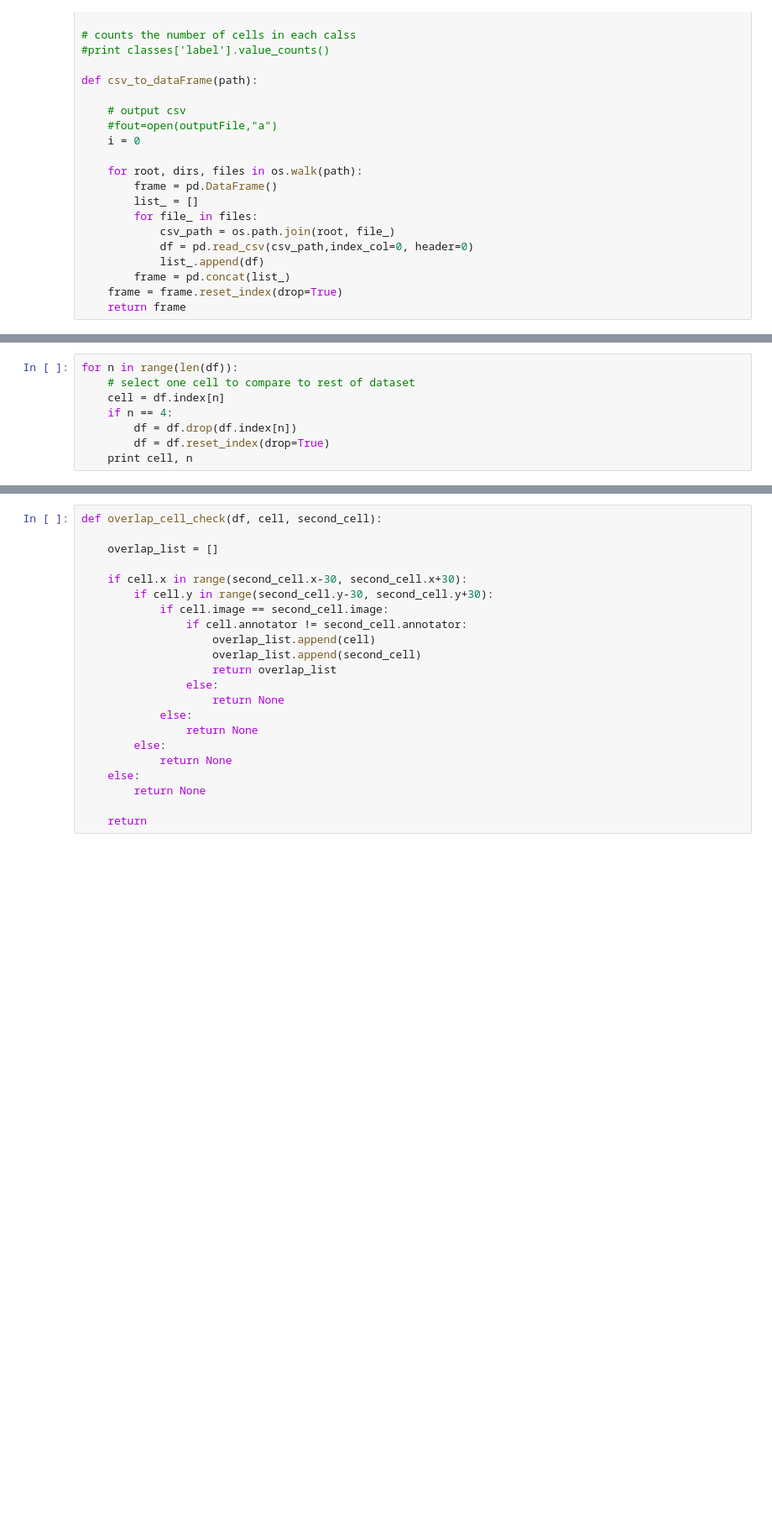
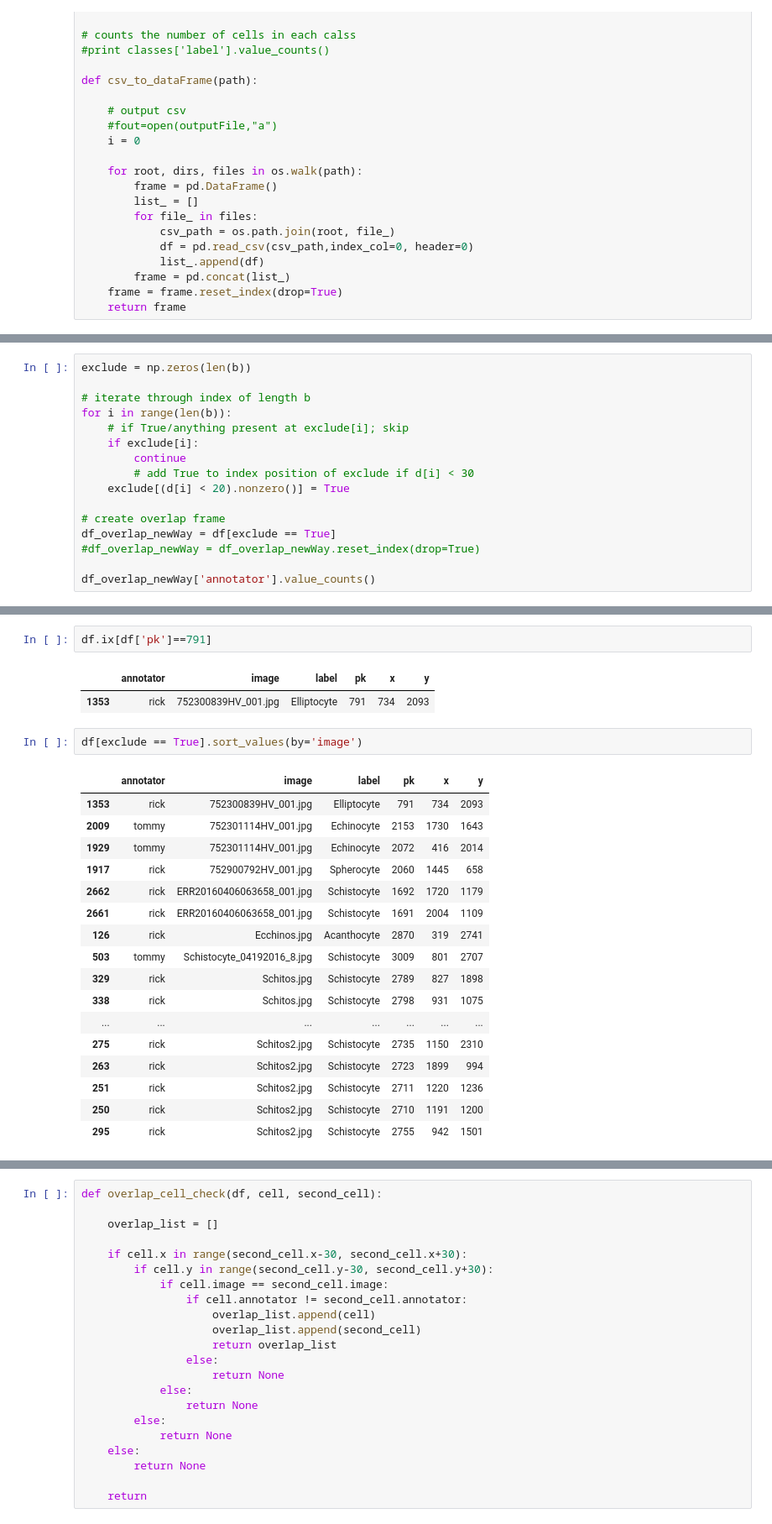
Before and after one commit to tjdurant/rbc_cnn_old, a Jupyter notebook: notebooks/DataFramePractice.ipynb, the cells around one changed output, grey strips where cells are left out. Shown at 84% size. Drawn from its saved outputs; the diff is of its cells as text; blank space fills up the shorter version.

Commit message:
overlap excluded from all dataframes

```diff
--- a/notebooks/DataFramePractice.ipynb
+++ b/notebooks/DataFramePractice.ipynb
@@ -90,8 +182,0 @@ df
-# %%
-for n in range(len(df)):
-    # select one cell to compare to rest of dataset
-    cell = df.index[n]
-    if n == 4:
-        df = df.drop(df.index[n])
-        df = df.reset_index(drop=True)
-    print cell, n
@@ -105,0 +215,16 @@ IndexError: index 6 is out of bounds for axis 0 with size 6
+# %%
+exclude = np.zeros(len(b))
+
+# iterate through index of length b
+for i in range(len(b)):
+    # if True/anything present at exclude[i]; skip
+    if exclude[i]:
+        continue
+        # add True to index position of exclude if d[i] < 30
+    exclude[(d[i] < 20).nonzero()] = True
+
+# create overlap frame
+df_overlap_newWay = df[exclude == True]
+#df_overlap_newWay = df_overlap_newWay.reset_index(drop=True)
+
+df_overlap_newWay['annotator'].value_counts()
@@ -105,0 +295,25 @@ IndexError: index 6 is out of bounds for axis 0 with size 6
+# %%
+df.ix[df['pk']==791]
+# %% [output]
+|  | annotator | image | label | pk | x | y |
+| 1353 | rick | 752300839HV_001.jpg | Elliptocyte | 791 | 734 | 2093 |
+# %%
+df[exclude == True].sort_values(by='image')
+# %% [output]
+|  | annotator | image | label | pk | x | y |
+| 1353 | rick | 752300839HV_001.jpg | Elliptocyte | 791 | 734 | 2093 |
+| 2009 | tommy | 752301114HV_001.jpg | Echinocyte | 2153 | 1730 | 1643 |
+| 1929 | tommy | 752301114HV_001.jpg | Echinocyte | 2072 | 416 | 2014 |
+| 1917 | rick | 752900792HV_001.jpg | Spherocyte | 2060 | 1445 | 658 |
+| 2662 | rick | ERR20160406063658_001.jpg | Schistocyte | 1692 | 1720 | 1179 |
+| 2661 | rick | ERR20160406063658_001.jpg | Schistocyte | 1691 | 2004 | 1109 |
+| 126 | rick | Ecchinos.jpg | Acanthocyte | 2870 | 319 | 2741 |
+| 503 | tommy | Schistocyte_04192016_8.jpg | Schistocyte | 3009 | 801 | 2707 |
+| 329 | rick | Schitos.jpg | Schistocyte | 2789 | 827 | 1898 |
+| 338 | rick | Schitos.jpg | Schistocyte | 2798 | 931 | 1075 |
+| ... | ... | ... | ... | ... | ... | ... |
+| 275 | rick | Schitos2.jpg | Schistocyte | 2735 | 1150 | 2310 |
+| 263 | rick | Schitos2.jpg | Schistocyte | 2723 | 1899 | 994 |
+| 251 | rick | Schitos2.jpg | Schistocyte | 2711 | 1220 | 1236 |
+| 250 | rick | Schitos2.jpg | Schistocyte | 2710 | 1191 | 1200 |
+| 295 | rick | Schitos2.jpg | Schistocyte | 2755 | 942 | 1501 |
```
Also changed, not shown: parts of 33 cells of this notebook, 5 other files.
